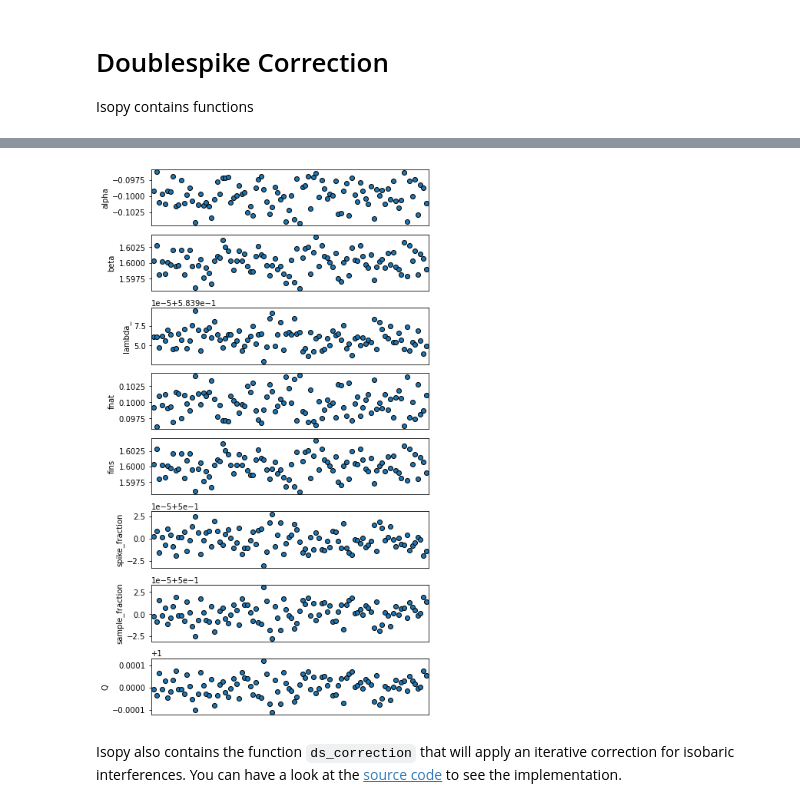
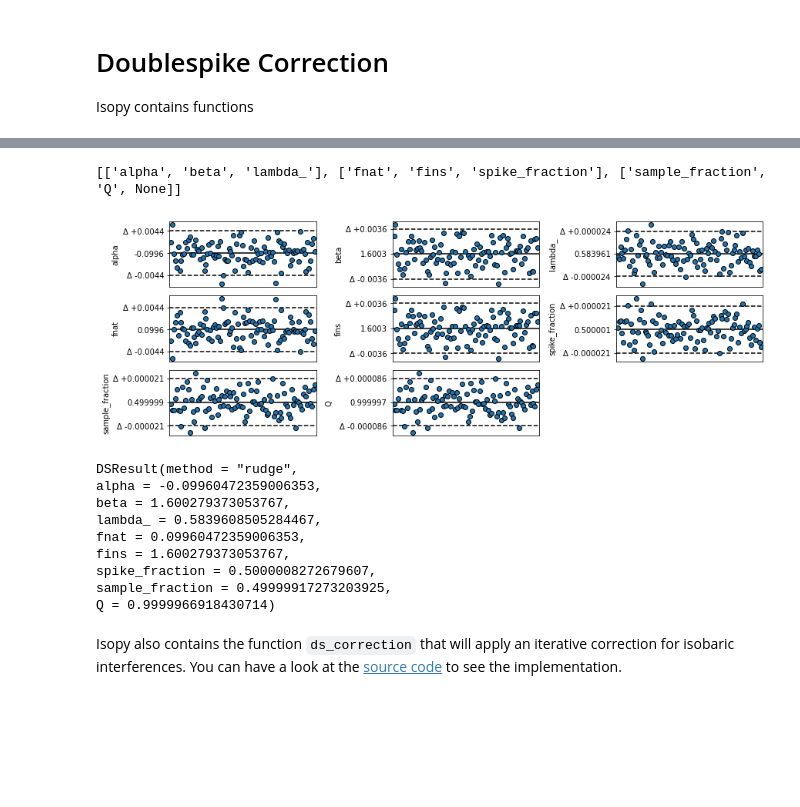
Before and after one commit to mattias-ek/isopy, a Jupyter notebook: docs/examples/ds_example.ipynb, the cells around one changed output, grey strips where cells are left out. Saved outputs shown, nothing was run; the diff lists cells and outputs as text; code cells hidden in the pictures; blank space fills up the shorter version.

```diff
--- a/docs/examples/ds_example.ipynb
+++ b/docs/examples/ds_example.ipynb
@@ -25,7 +13,20 @@ Q = 1.0000048897557263)
 # %%
-isopy.tb.plot_hstack(plt, result, figure_height=10)
+isopy.tb.plot_hstack(plt, result, figure_width=12, compare=True, subplots_grid=(-1, 3))
 # %% [output]
+[['alpha', 'beta', 'lambda_'], ['fnat', 'fins', 'spike_fraction'], ['sample_fraction', 'Q', None]]
-[figure, old version]
+[figure, new version]
+# %%
+np.mean(result) #we can use array functions on the result object
+# %% [output]
+DSResult(method = "rudge",
+alpha = -0.09960472359006353,
+beta = 1.600279373053767,
+lambda_ = 0.5839608505284467,
+fnat = 0.09960472359006353,
+fins = 1.600279373053767,
+spike_fraction = 0.5000008272679607,
+sample_fraction = 0.49999917273203925,
+Q = 0.9999966918430714)
 # %% [markdown]
 Isopy also contains the function ``ds_correction`` that will apply an iterative correction for isobaric interferences.
 You can have a look at the [source code](https://isopy.readthedocs.io/en/latest/_modules/isopy/toolbox/doublespike.html#ds_correction) to see the implementation.
```
Also changed, not shown: parts of 1 cell of this notebook, 2 other files.
